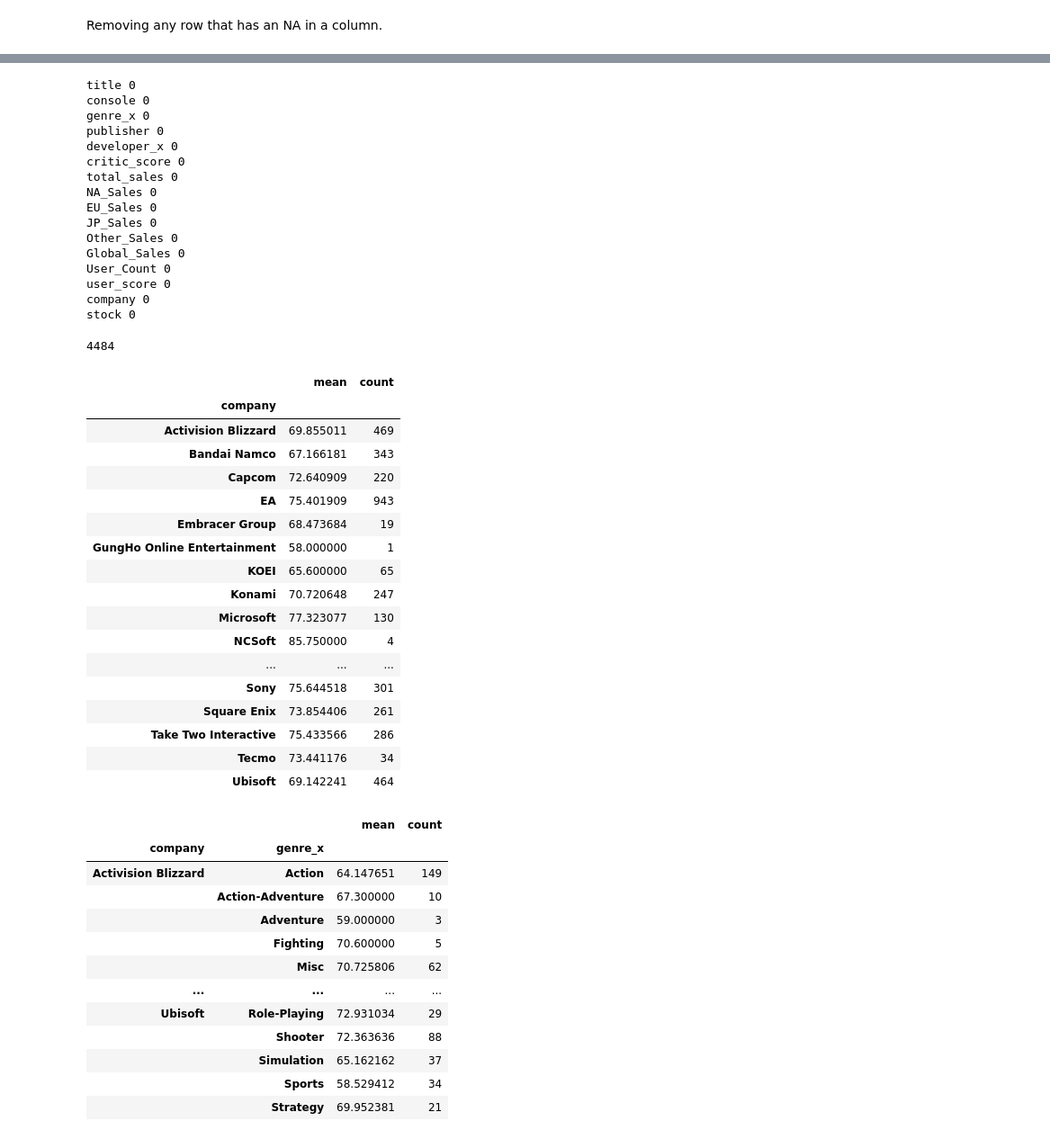
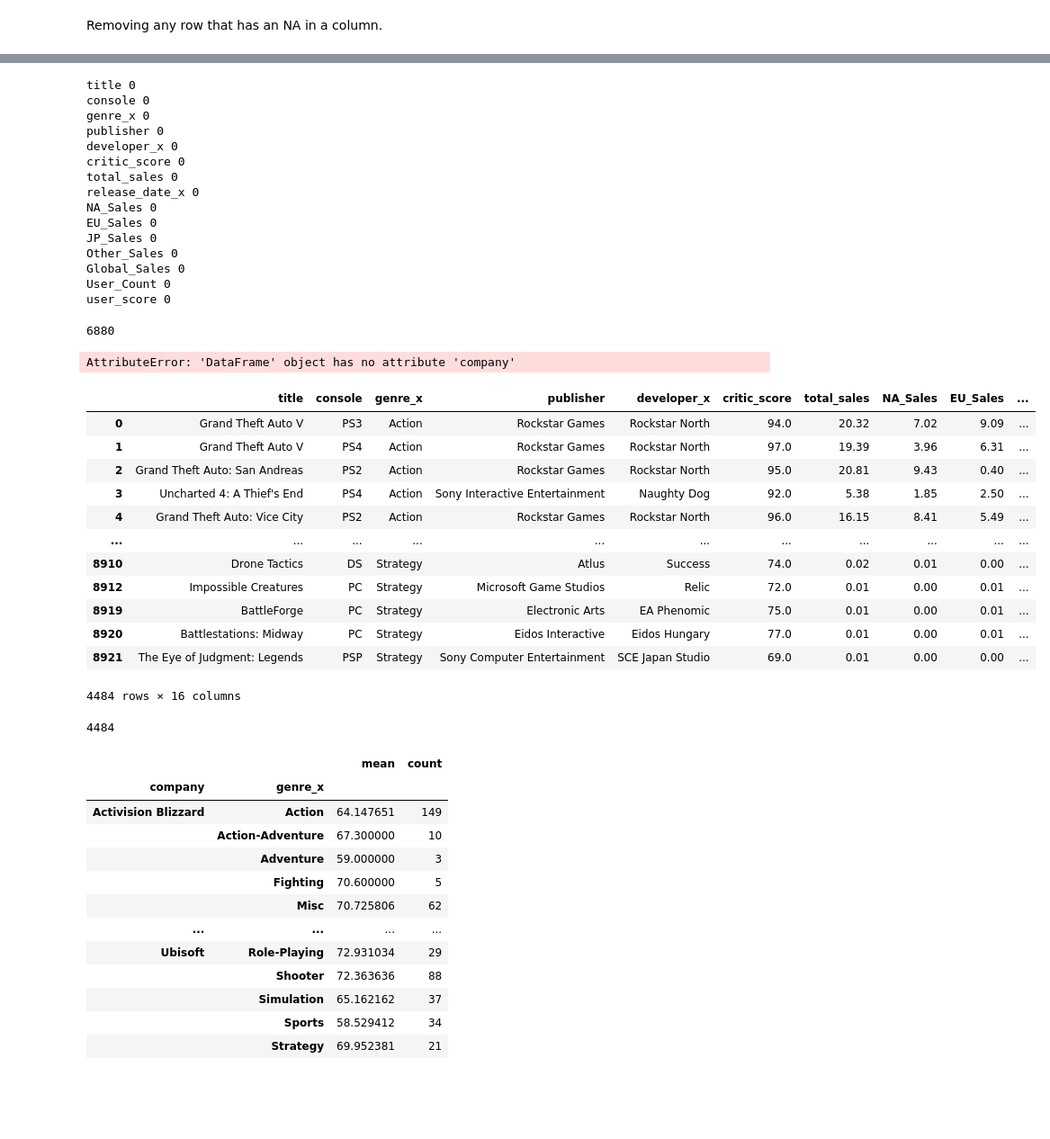
Before and after one commit to OrenRoss/nycdsa_python, a Jupyter notebook: VG_data_cleaning.ipynb, the cells around one changed output, grey strips where cells are left out. Shown: that part at 90% size. Saved outputs shown, nothing was run; the diff lists cells and outputs as text; code cells hidden in the pictures; blank space fills up the shorter version.

```diff
--- a/VG_data_cleaning.ipynb
+++ b/VG_data_cleaning.ipynb
@@ -176,10 +215,10 @@ Removing any row that has an NA in a column.
 # %%
-test = vg_main.dropna(thresh=len(vg_main), axis=1)
+# test = vg_main.dropna(thresh=len(vg_main), axis=1)
 
-for col in test.columns:
-    print(col, test[col].isna().sum())
+# for col in test.columns:
+#     print(col, test[col].isna().sum())
 
-len(test)
+# len(test)
 # %% [output]
 title 0
 console 0
@@ -188,6 +227,7 @@ publisher 0
 developer_x 0
 critic_score 0
 total_sales 0
+release_date_x 0
 NA_Sales 0
 EU_Sales 0
 JP_Sales 0
@@ -195,31 +235,43 @@ Other_Sales 0
 Global_Sales 0
 User_Count 0
 user_score 0
-company 0
-stock 0
-4484
+6880
+# %%
+keep_comps = test.company.value_counts().reset_index(name="count").query("count > 20")#["index"]
+# %% [output]
+AttributeError: 'DataFrame' object has no attribute 'company'
+# %%
+
+test2 = test[~test['company'].isin(keep_comps)]
+# %%
+test2
+# %% [output]
+|  | title | console | genre_x | publisher | developer_x | critic_score | total_sales | NA_Sales | EU_Sales | ... |
+| 0 | Grand Theft Auto V | PS3 | Action | Rockstar Games | Rockstar North | 94.0 | 20.32 | 7.02 | 9.09 | ... |
+| 1 | Grand Theft Auto V | PS4 | Action | Rockstar Games | Rockstar North | 97.0 | 19.39 | 3.96 | 6.31 | ... |
+| 2 | Grand Theft Auto: San Andreas | PS2 | Action | Rockstar Games | Rockstar North | 95.0 | 20.81 | 9.43 | 0.40 | ... |
+| 3 | Uncharted 4: A Thief's End | PS4 | Action | Sony Interactive Entertainment | Naughty Dog | 92.0 | 5.38 | 1.85 | 2.50 | ... |
+| 4 | Grand Theft Auto: Vice City | PS2 | Action | Rockstar Games | Rockstar North | 96.0 | 16.15 | 8.41 | 5.49 | ... |
+| ... | ... | ... | ... | ... | ... | ... | ... | ... | ... | ... |
+| 8910 | Drone Tactics | DS | Strategy | Atlus | Success | 74.0 | 0.02 | 0.01 | 0.00 | ... |
+| 8912 | Impossible Creatures | PC | Strategy | Microsoft Game Studios | Relic | 72.0 | 0.01 | 0.00 | 0.01 | ... |
+| 8919 | BattleForge | PC | Strategy | Electronic Arts | EA Phenomic | 75.0 | 0.01 | 0.00 | 0.01 | ... |
+| 8920 | Battlestations: Midway | PC | Strategy | Eidos Interactive | Eidos Hungary | 77.0 | 0.01 | 0.00 | 0.01 | ... |
+| 8921 | The Eye of Judgment: Legends | PSP | Strategy | Sony Computer Entertainment | SCE Japan Studio | 69.0 | 0.01 | 0.00 | 0.00 | ... |
+4484 rows × 16 columns
 # %%
-group = test.groupby(['company'])
-group.agg(['mean', 'count'])['critic_score']
+# test2 = test.drop(thresh=len(vg_main), axis=1)
+
+# for col in test.columns:
+     print(col, test[col].isna().sum())
+
+len(test)
+
+
+# group = test.groupby(['company'])
+# group.agg(['mean', 'count'])['critic_score']
 # %% [output]
-|  | mean | count |
-| company |  |  |
-| Activision Blizzard | 69.855011 | 469 |
-| Bandai Namco | 67.166181 | 343 |
-| Capcom | 72.640909 | 220 |
-| EA | 75.401909 | 943 |
-| Embracer Group | 68.473684 | 19 |
-| GungHo Online Entertainment | 58.000000 | 1 |
-| KOEI | 65.600000 | 65 |
-| Konami | 70.720648 | 247 |
-| Microsoft | 77.323077 | 130 |
-| NCSoft | 85.750000 | 4 |
-| ... | ... | ... |
-| Sony | 75.644518 | 301 |
-| Square Enix | 73.854406 | 261 |
-| Take Two Interactive | 75.433566 | 286 |
-| Tecmo | 73.441176 | 34 |
-| Ubisoft | 69.142241 | 464 |
+4484
 # %%
 group = vg_test2.groupby(['company', 'genre_x'])
 group.agg(['mean', 'count'])['critic_score']
```
Also changed, not shown: parts of 5 cells of this notebook.
